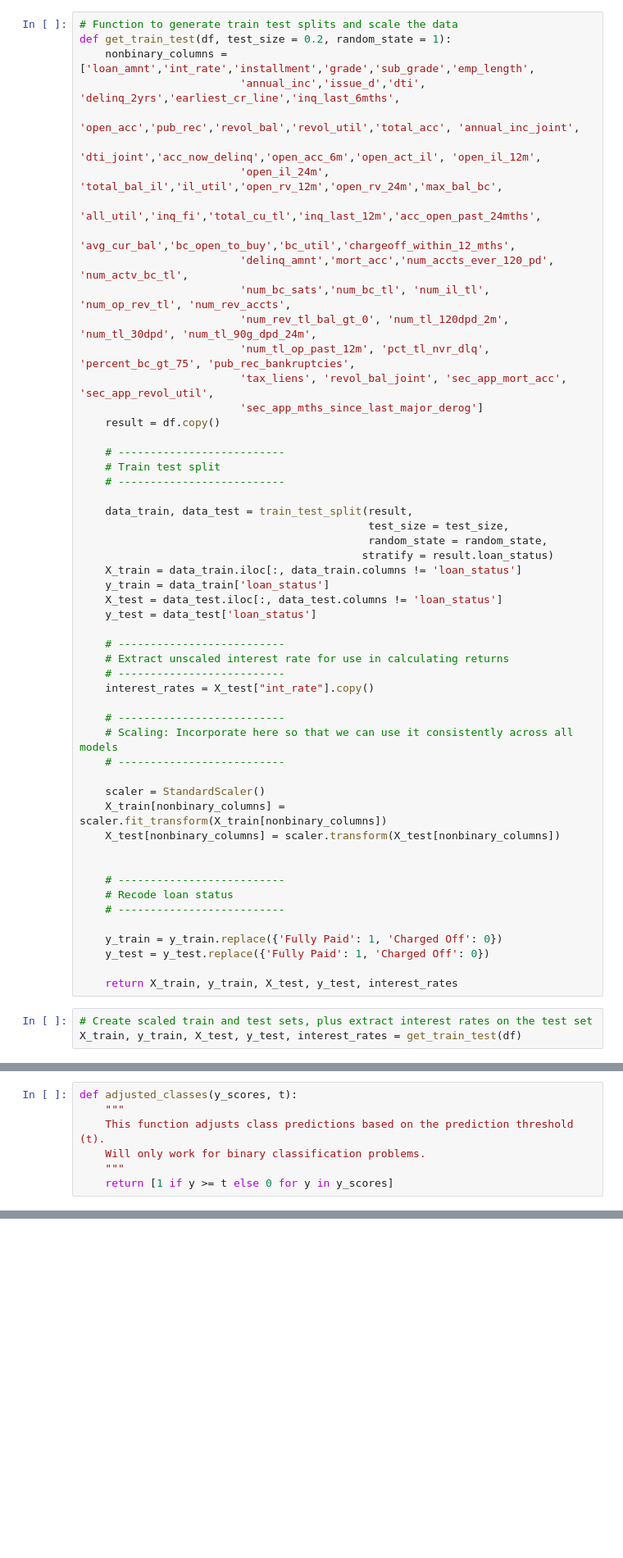
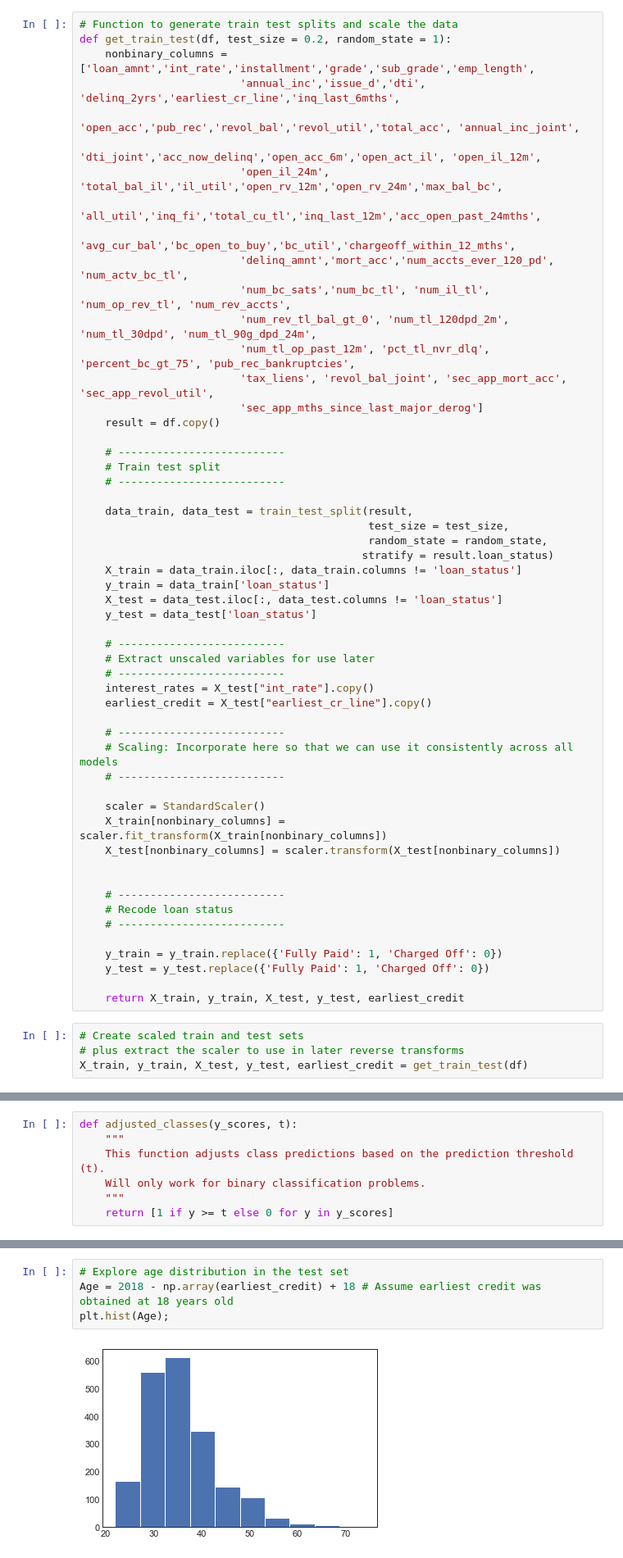
Before and after one commit to genagibson/cs109a_LendingClub, a Jupyter notebook: notebooks/others/Playing with models V5.ipynb, the cells around one changed output, grey strips where cells are left out. Shown at 82% size. Saved outputs shown, nothing was run; the diff lists cells and outputs as text; blank space fills up the shorter version.

```diff
--- a/notebooks/others/Playing with models V5.ipynb
+++ b/notebooks/others/Playing with models V5.ipynb
@@ -273,9 +274,10 @@ def get_train_test(df, test_size = 0.2, random_state = 1):
     y_test = data_test['loan_status']
 
     # --------------------------
-    # Extract unscaled interest rate for use in calculating returns
+    # Extract unscaled variables for use later
     # --------------------------
     interest_rates = X_test["int_rate"].copy()
+    earliest_credit = X_test["earliest_cr_line"].copy()
 
     # --------------------------
     # Scaling: Incorporate here so that we can use it consistently across all models
@@ -293,10 +295,11 @@ def get_train_test(df, test_size = 0.2, random_state = 1):
     y_train = y_train.replace({'Fully Paid': 1, 'Charged Off': 0})
     y_test = y_test.replace({'Fully Paid': 1, 'Charged Off': 0})
 
-    return X_train, y_train, X_test, y_test, interest_rates
+    return X_train, y_train, X_test, y_test, earliest_credit
 # %%
-# Create scaled train and test sets, plus extract interest rates on the test set
-X_train, y_train, X_test, y_test, interest_rates = get_train_test(df)
+# Create scaled train and test sets
+# plus extract the scaler to use in later reverse transforms
+X_train, y_train, X_test, y_test, earliest_credit = get_train_test(df)
 # %%
 y_train.value_counts().to_frame()
 # %% [output]
@@ -1101,0 +1119,6 @@ print(pd.DataFrame(confusion_matrix(y_test, y_adjusted),
+# %%
+# Explore age distribution in the test set
+Age = 2018 - np.array(earliest_credit) + 18 # Assume earliest credit was obtained at 18 years old
+plt.hist(Age);
+# %% [output]
+[figure, added]
```
Also changed, not shown: parts of 11 cells of this notebook, 1 other file.
